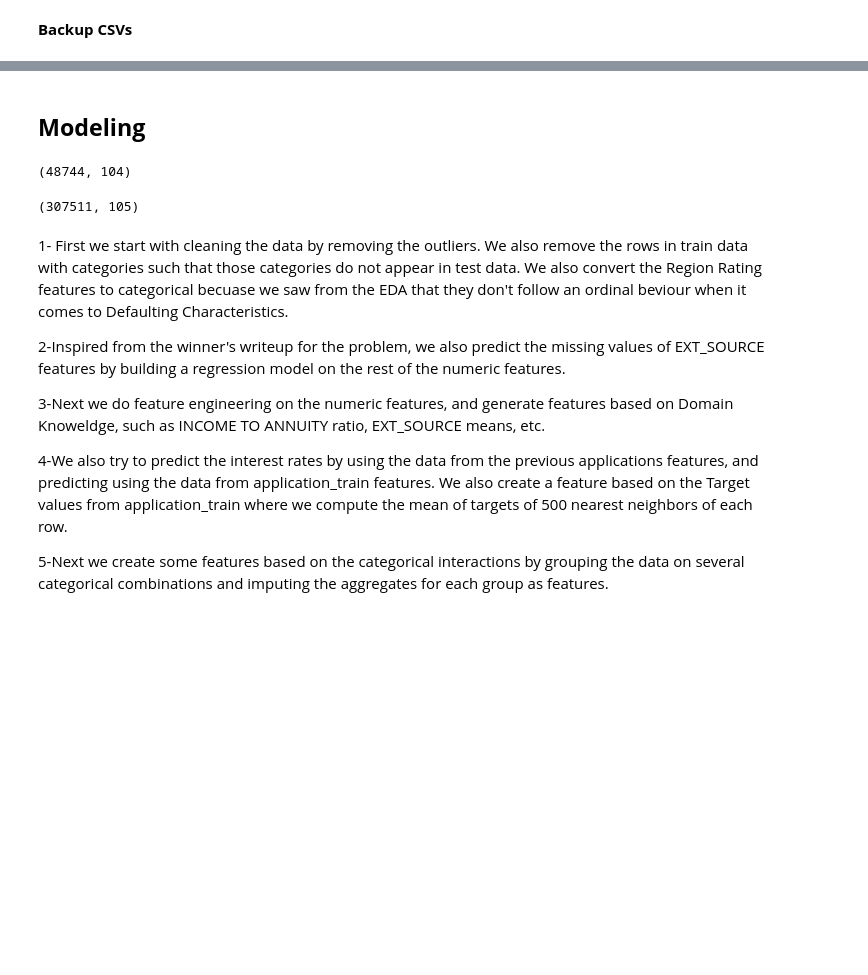
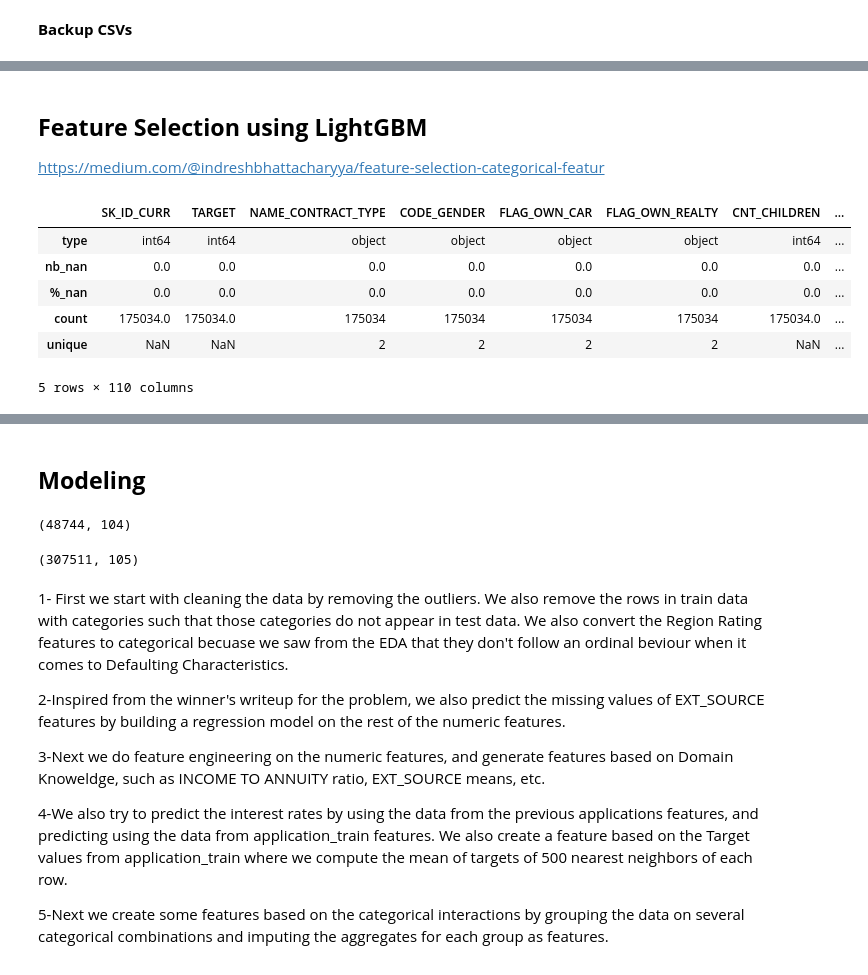
Before and after one commit to Azimoj/Credit-scoring, a Jupyter notebook: Credit__scoring_Modeling.ipynb, the cells around one changed output, grey strips where cells are left out. Cells and saved outputs as stored; diff of their text form; code cells hidden in the pictures; blank space fills up the shorter version.

```diff
--- a/Credit__scoring_Modeling.ipynb
+++ b/Credit__scoring_Modeling.ipynb
@@ -515,0 +1600,8 @@ NameError: ignored
+# %% [markdown]
+## **Feature Selection using LightGBM**
+
+https://medium.com/@indreshbhattacharyya/feature-selection-categorical-featur
+# %%
+#Download final databases
+test_set= pd.read_csv('/content/drive/MyDrive/p7/data/test_imputed_with_standardisation.csv')
+train_set= pd.read_csv('/content/drive/MyDrive/p7/data/train_imputed_with_standardisation.csv',low_memory=False)
@@ -515,0 +1610,46 @@ NameError: ignored
+# %%
+def description_variables(dataframe, type_var='all'):
+    """
+    Retourne la description des variables qualitatives/quantitatives
+    ou toutes les variables du dataframe transmis :
+    type, nombre de nan, % de nan et desc
+    Parameters
+    ----------
+    @param IN : dataframe : DataFrame, obligatoire
+                type_var = 'all' ==> tous les types de variables (défaut)
+                           'cat' ==> variables catégorielles
+                           'num' ==> variables quantitative
+                           facultatif
+    @param OUT : dataframe de description des variables
+    """
+    df_taille = dataframe.shape[0]
+
+    if type_var == 'num':
+        desc_var = dataframe.describe(datetime_is_numeric=True)
+    elif type_var == 'cat':
+        desc_var = dataframe.describe(
+            exclude=[np.number], datetime_is_numeric=True)
+    else:
+        desc_var = dataframe.describe(include='all', datetime_is_numeric=True)
+
+    desc_type = pd.DataFrame(
+        dataframe[desc_var.columns].dtypes, columns=['type']).T
+    nb_nan = df_taille - desc_var.loc['count'].T
+    pourcentage_nan = nb_nan * 100 / np.product(dataframe.shape)
+    desc_nan = pd.DataFrame([nb_nan, pourcentage_nan],
+                            index=['nb_nan', '%_nan'])
+    desc_var = pd.concat([desc_type, desc_nan, desc_var])
+
+    return desc_var
+# %%
+desc_train_set = description_variables(train_set)
+# %%
+desc_train_set.head()
+# %% [output]
+|  | SK_ID_CURR | TARGET | NAME_CONTRACT_TYPE | CODE_GENDER | FLAG_OWN_CAR | FLAG_OWN_REALTY | CNT_CHILDREN | ... |
+| type | int64 | int64 | object | object | object | object | int64 | ... |
+| nb_nan | 0.0 | 0.0 | 0.0 | 0.0 | 0.0 | 0.0 | 0.0 | ... |
+| %_nan | 0.0 | 0.0 | 0.0 | 0.0 | 0.0 | 0.0 | 0.0 | ... |
+| count | 175034.0 | 175034.0 | 175034 | 175034 | 175034 | 175034 | 175034.0 | ... |
+| unique | NaN | NaN | 2 | 2 | 2 | 2 | NaN | ... |
+5 rows × 110 columns
```
Also changed, not shown: parts of 160 cells of this notebook.
